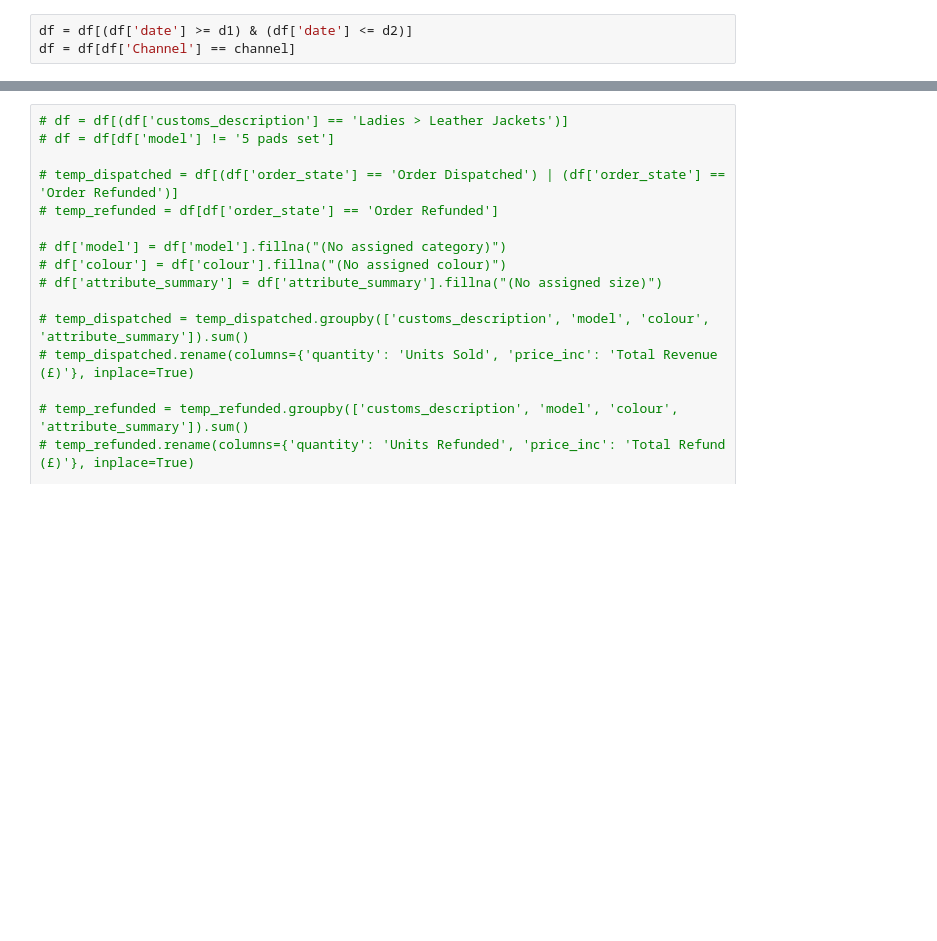
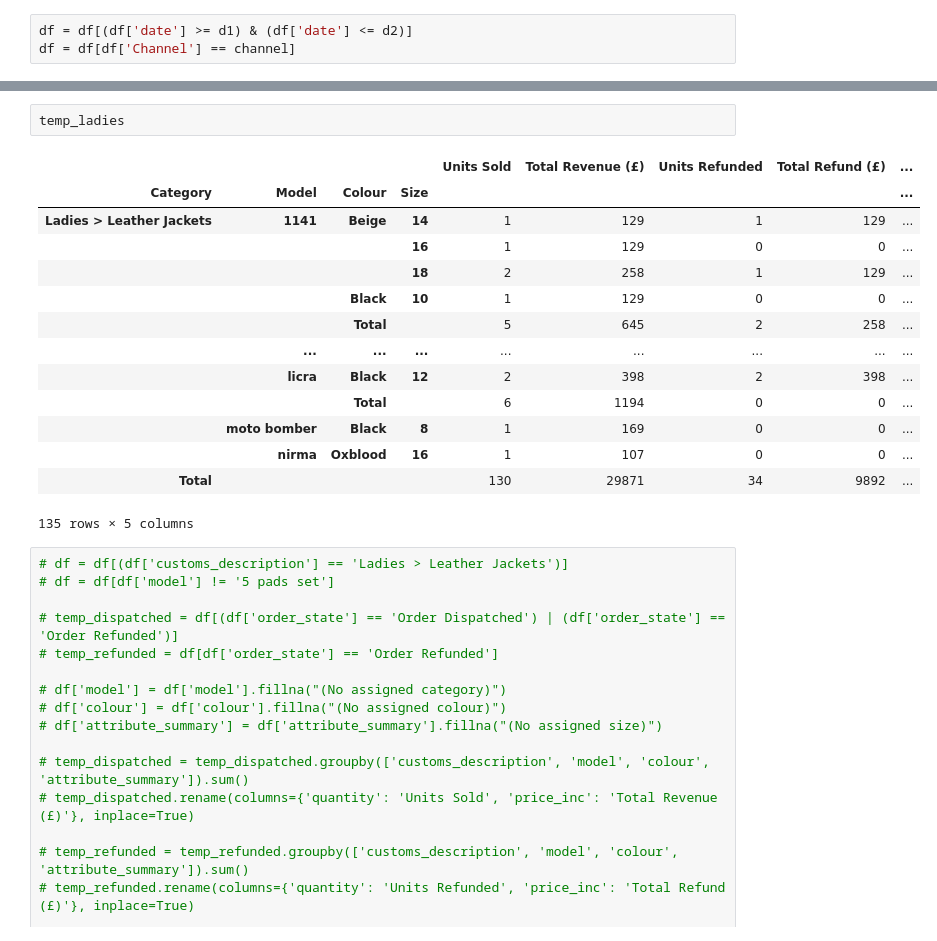
Before and after one commit to JatinArutla/sales-analysis-leather-company, a Jupyter notebook: print_format.ipynb, the cells around one changed output, grey strips where cells are left out. Cells and saved outputs as stored; diff of their text form; blank space fills up the shorter version.

```diff
--- a/print_format.ipynb
+++ b/print_format.ipynb
@@ -128,6 +128,23 @@ temp_ladies['Units Refunded'] = temp_ladies['Units Refunded'].astype(int)
 temp_ladies['Total Revenue (£)'] = temp_ladies['Total Revenue (£)'].astype(int)
 temp_ladies['Total Refund (£)'] = temp_ladies['Total Refund (£)'].astype(int)
 temp_ladies['Final Revenue (£)'] = temp_ladies['Final Revenue (£)'].astype(int)
+# %%
+temp_ladies
+# %% [output]
+|  |  |  |  | Units Sold | Total Revenue (£) | Units Refunded | Total Refund (£) | ... |
+| Category | Model | Colour | Size |  |  |  |  | ... |
+| Ladies > Leather Jackets | 1141 | Beige | 14 | 1 | 129 | 1 | 129 | ... |
+|  |  |  | 16 | 1 | 129 | 0 | 0 | ... |
+|  |  |  | 18 | 2 | 258 | 1 | 129 | ... |
+|  |  | Black | 10 | 1 | 129 | 0 | 0 | ... |
+|  |  | Total |  | 5 | 645 | 2 | 258 | ... |
+|  | ... | ... | ... | ... | ... | ... | ... | ... |
+|  | licra | Black | 12 | 2 | 398 | 2 | 398 | ... |
+|  |  | Total |  | 6 | 1194 | 0 | 0 | ... |
+|  | moto bomber | Black | 8 | 1 | 169 | 0 | 0 | ... |
+|  | nirma | Oxblood | 16 | 1 | 107 | 0 | 0 | ... |
+| Total |  |  |  | 130 | 29871 | 34 | 9892 | ... |
+135 rows × 5 columns
 # %%
 # df = df[(df['customs_description'] == 'Ladies > Leather Jackets')]
 # df = df[df['model'] != '5 pads set']
```
Also changed, not shown: parts of 3 cells of this notebook, 16 other files.
